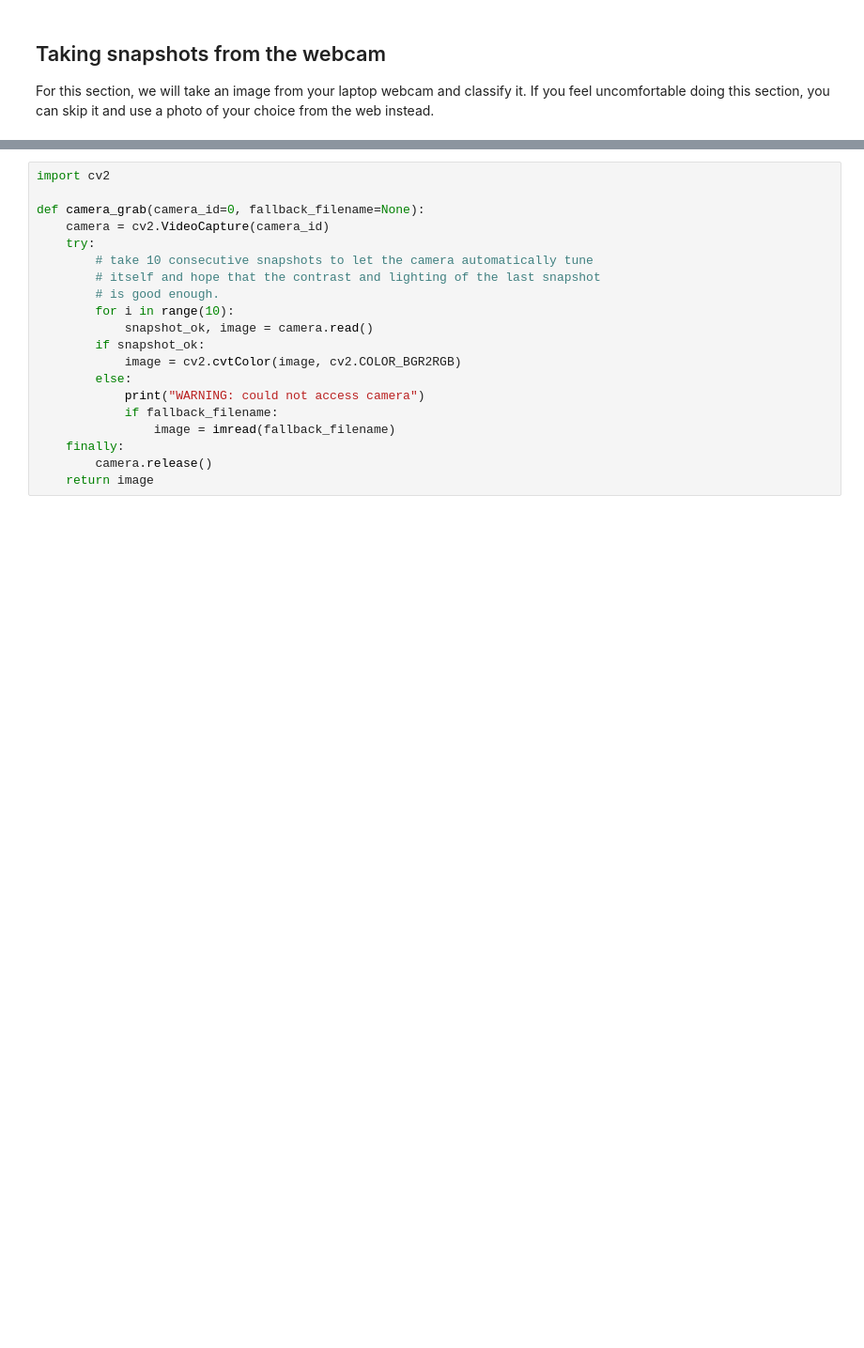
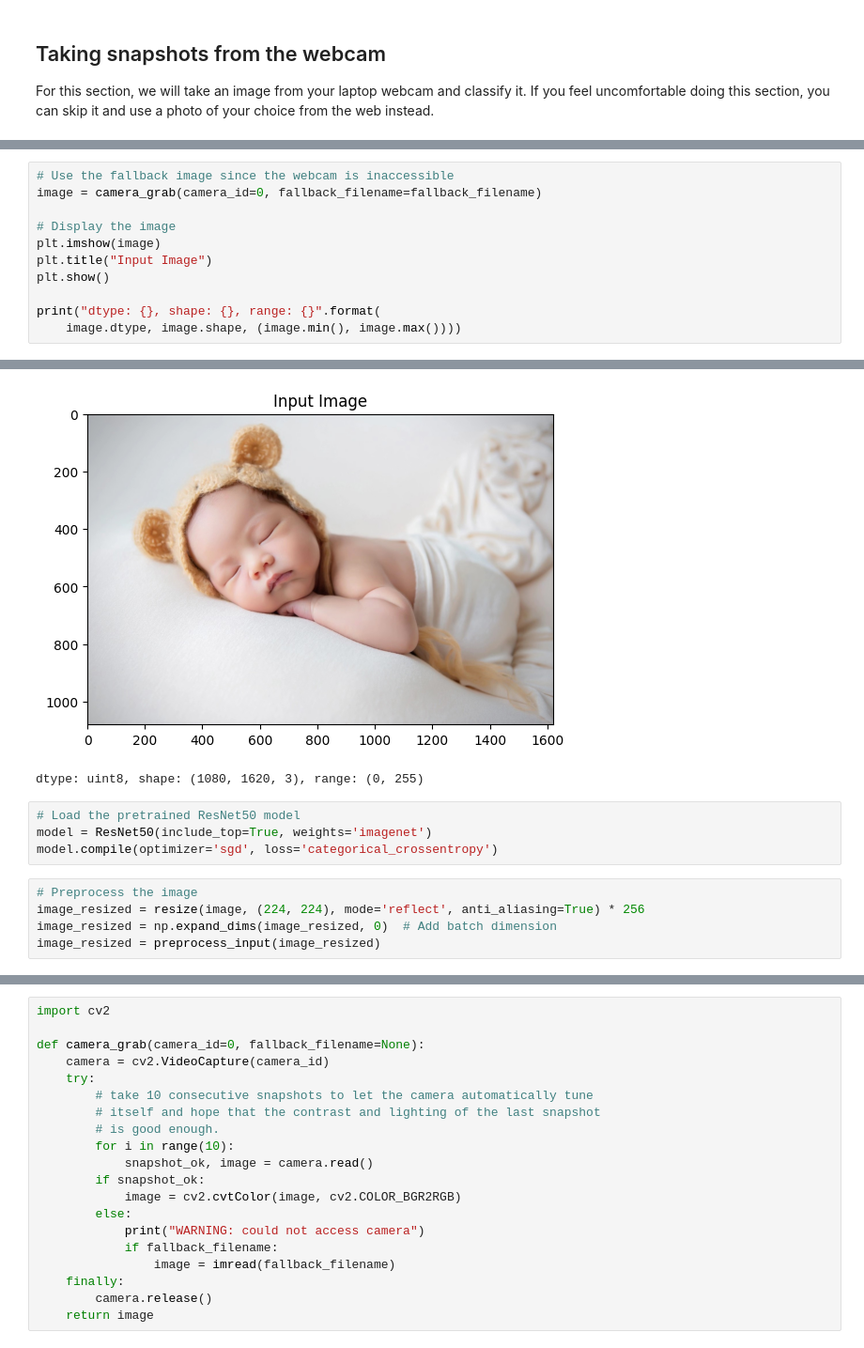
Before and after one commit to sijiao-liu/deep_learning, a Jupyter notebook: 01_materials/labs/lab_4.ipynb, the cells around one changed output, grey strips where cells are left out. Shown at 94% size. Saved outputs shown, nothing was run; the diff lists cells and outputs as text; blank space fills up the shorter version.

```diff
--- a/01_materials/labs/lab_4.ipynb
+++ b/01_materials/labs/lab_4.ipynb
@@ -348,0 +388,12 @@ For this section, we will take an image from your laptop webcam and classify it.
+# %%
+# Use the fallback image since the webcam is inaccessible
+image = camera_grab(camera_id=0, fallback_filename=fallback_filename)
+
+# Display the image
+plt.imshow(image)
+plt.title("Input Image")
+plt.show()
+
+print("dtype: {}, shape: {}, range: {}".format(
+    image.dtype, image.shape, (image.min(), image.max())))
+# %% [output]
@@ -348,0 +401,11 @@ For this section, we will take an image from your laptop webcam and classify it.
+[figure, added]
+dtype: uint8, shape: (1080, 1620, 3), range: (0, 255)
+# %%
+# Load the pretrained ResNet50 model
+model = ResNet50(include_top=True, weights='imagenet')
+model.compile(optimizer='sgd', loss='categorical_crossentropy')
+# %%
+# Preprocess the image
+image_resized = resize(image, (224, 224), mode='reflect', anti_aliasing=True) * 256
+image_resized = np.expand_dims(image_resized, 0)  # Add batch dimension
+image_resized = preprocess_input(image_resized)
```
Also changed, not shown: parts of 6 cells of this notebook.
